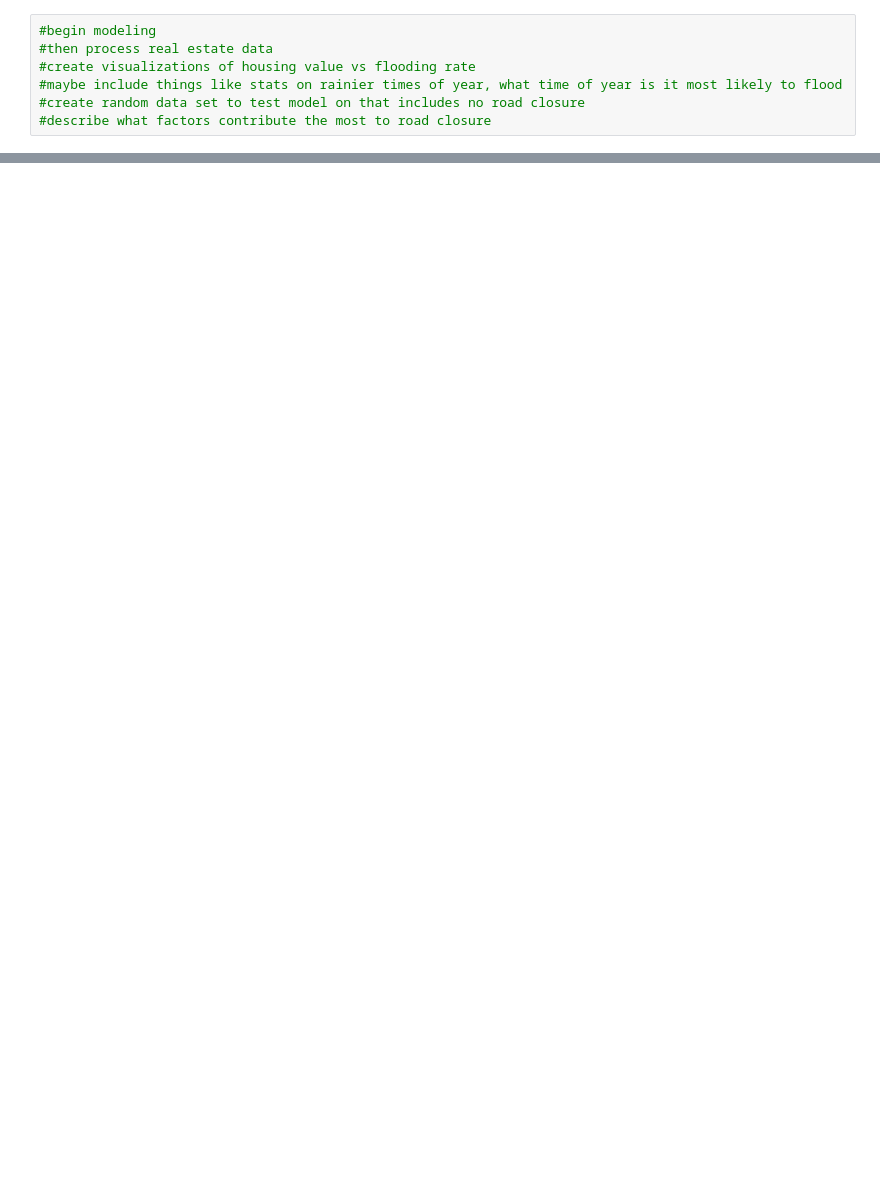
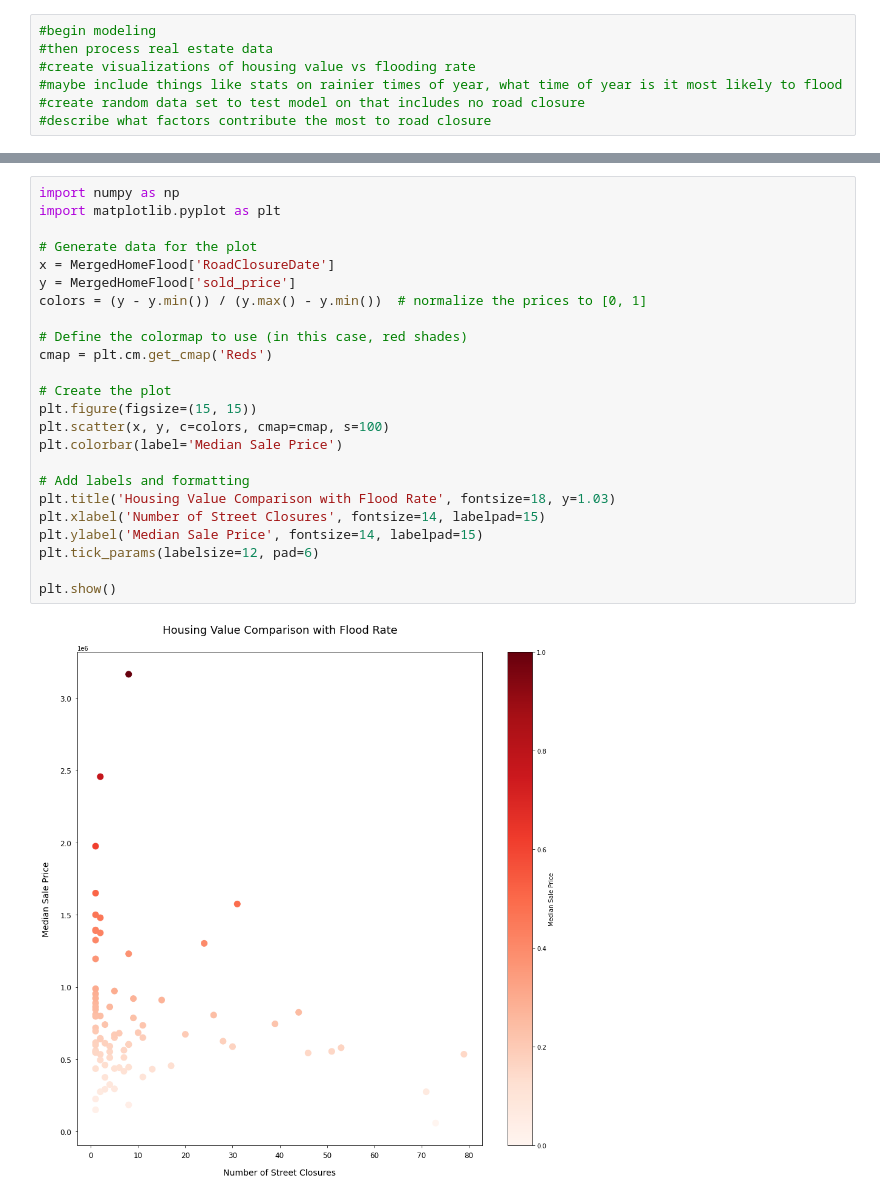
Before and after one commit to schreibergn/Data534Project-, a Jupyter notebook: DowntownFlood.ipynb, the cells around one changed output, grey strips where cells are left out. Drawn from its saved outputs; the diff is of its cells as text; blank space fills up the shorter version.

```diff
--- a/DowntownFlood.ipynb
+++ b/DowntownFlood.ipynb
@@ -792,0 +814,26 @@ MergedHomeFlood.to_csv('Coordinates.csv')
+# %%
+import numpy as np
+import matplotlib.pyplot as plt
+
+# Generate data for the plot
+x = MergedHomeFlood['RoadClosureDate']
+y = MergedHomeFlood['sold_price']
+colors = (y - y.min()) / (y.max() - y.min())  # normalize the prices to [0, 1]
+
+# Define the colormap to use (in this case, red shades)
+cmap = plt.cm.get_cmap('Reds')
+
+# Create the plot
+plt.figure(figsize=(15, 15))
+plt.scatter(x, y, c=colors, cmap=cmap, s=100)
+plt.colorbar(label='Median Sale Price')
+
+# Add labels and formatting
+plt.title('Housing Value Comparison with Flood Rate', fontsize=18, y=1.03)
+plt.xlabel('Number of Street Closures', fontsize=14, labelpad=15)
+plt.ylabel('Median Sale Price', fontsize=14, labelpad=15)
+plt.tick_params(labelsize=12, pad=6)
+
+plt.show()
+# %% [output]
+[figure, added]
```
Also changed, not shown: parts of 58 cells of this notebook.
